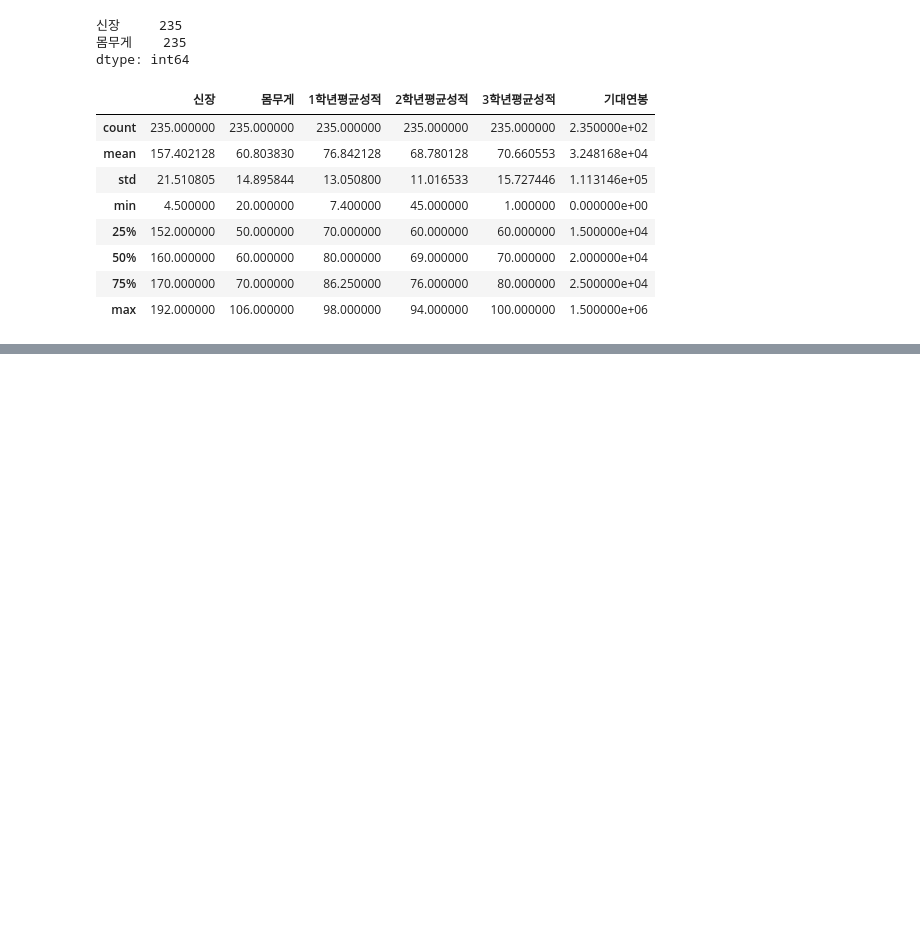
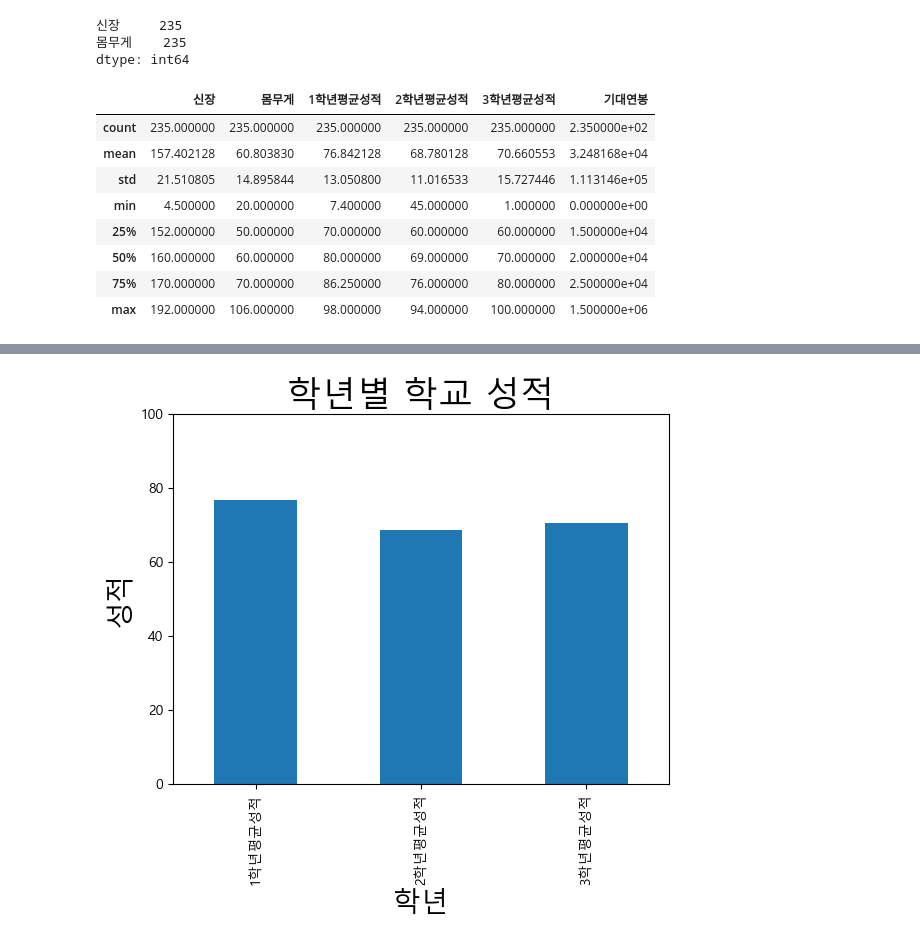
Before and after one commit to minseok06/PPP, a Jupyter notebook: 대회 준비_민석이와 친구들.ipynb, the cells around one changed output, grey strips where cells are left out. Saved outputs shown, nothing was run; the diff lists cells and outputs as text; code cells hidden in the pictures; blank space fills up the shorter version.

```diff
--- a/대회 준비_민석이와 친구들.ipynb
+++ b/대회 준비_민석이와 친구들.ipynb
@@ -173,0 +179,9 @@ y.describe()
+# %%
+s[['1학년평균성적','2학년평균성적','3학년평균성적']].mean().plot(kind='bar')
+plt.title('학년별 학교 성적', fontsize=25)
+plt.ylim(0, 100)
+plt.xlabel('학년', fontsize=20)
+plt.ylabel('성적', fontsize=20)
+plt.show()
+# %% [output]
+[figure, added]
```
Also changed, not shown: parts of 21 cells of this notebook.
